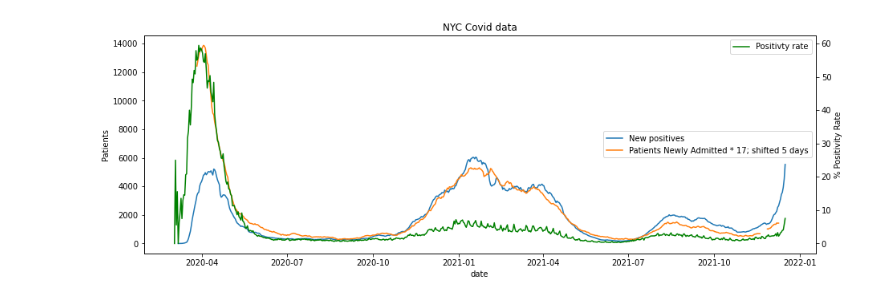
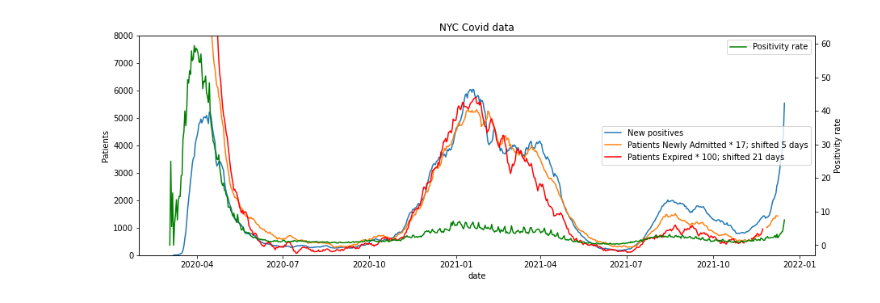
Before and after one commit to adervish/random_public, a Jupyter notebook: NYC covid data.ipynb, the cells around one changed output. Cells and saved outputs as stored; diff of their text form; code cells hidden in the pictures.

```diff
--- a/NYC covid data.ipynb
+++ b/NYC covid data.ipynb
@@ -19,29 +19,35 @@ testing['Test Date']= pd.to_datetime(testing['Test Date'])
 # %%
 nyc_hosp = hosp[ hosp['NY Forward Region'] == 'NEW YORK CITY']
 nh = nyc_hosp.groupby(['As of Date']).sum()
 options = ['Kings', 'New York', 'Bronx', 'Queens', 'Richmond']
 nyc = testing[ testing['County'].isin(options) ]
 nyc = nyc.groupby('Test Date').sum()
 merged = pd.merge(nh, nyc, how='outer', left_index=True, right_index=True)
 #merged = merged.sort_values('Test Date')
 merged['New Positives CMA 1'] = merged['New Positives'].rolling(7).mean()
 merged['Patients Newly Admitted'] = merged['Patients Newly Admitted'].rolling(7).mean()
 merged['Patients Newly Admitted'] = merged['Patients Newly Admitted'] * 17
 merged['Positivity rate'] =  merged['New Positives'] / merged['Total Number of Tests Performed'] * 100
 merged['Patients Newly Admitted'] = merged['Patients Newly Admitted'].shift(-5)
+merged['Patients Expired'] = merged['Patients Expired'] * 100
+merged['Patients Expired'] = merged['Patients Expired'].rolling(7).mean()
+merged['Patients Expired'] = merged['Patients Expired'].shift(-21)
 
 fig,ax = plt.subplots(figsize=(15,5))
+plt.ylim((0,8000))
 ax.plot(merged.index, merged['New Positives CMA 1'], label='New positives')
 ax.plot(merged.index, merged['Patients Newly Admitted'], label='Patients Newly Admitted * 17; shifted 5 days')
+ax.plot(merged.index, merged['Patients Expired'], label='Patients Expired * 100; shifted 21 days', color="red")
+
 ax.set_xlabel("date")
 ax.set_ylabel("Patients")
 ax2=ax.twinx()
-ax2.plot(merged.index, merged['Positivity rate'], color="green", label='Positivty rate')
-ax2.set_ylabel('% Positivity Rate')
+ax2.plot(merged.index, merged['Positivity rate'], color="green", label='Positivity rate')
+ax2.set_ylabel('Positivity rate')
 ax.legend(loc=5)
 ax2.legend(loc=1)
 plt.title('NYC Covid data')
 
 plt.draw()
 # %% [output]
-[figure, old version]
+[figure, new version]
```
Also changed, not shown: parts of 2 cells of this notebook.
